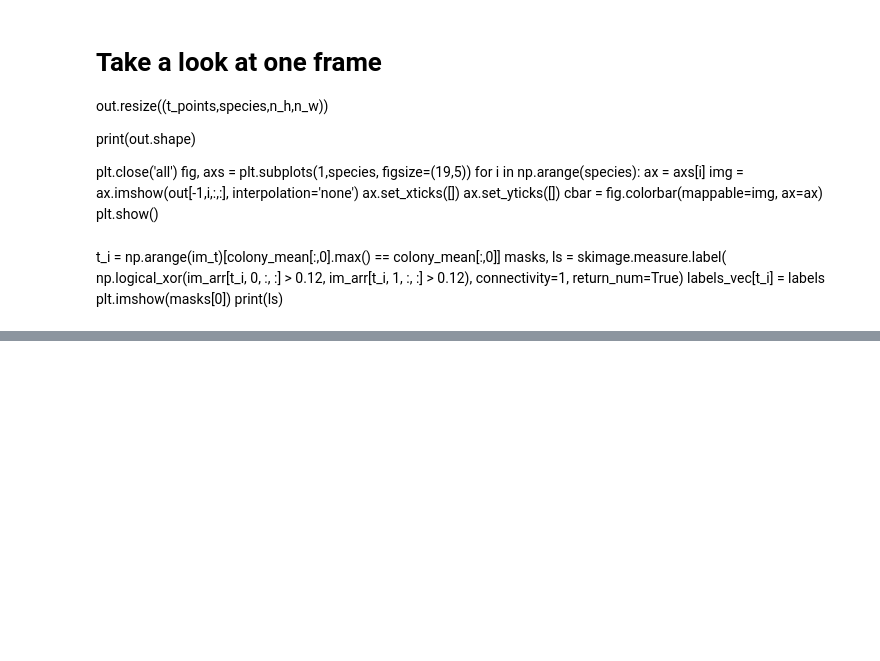
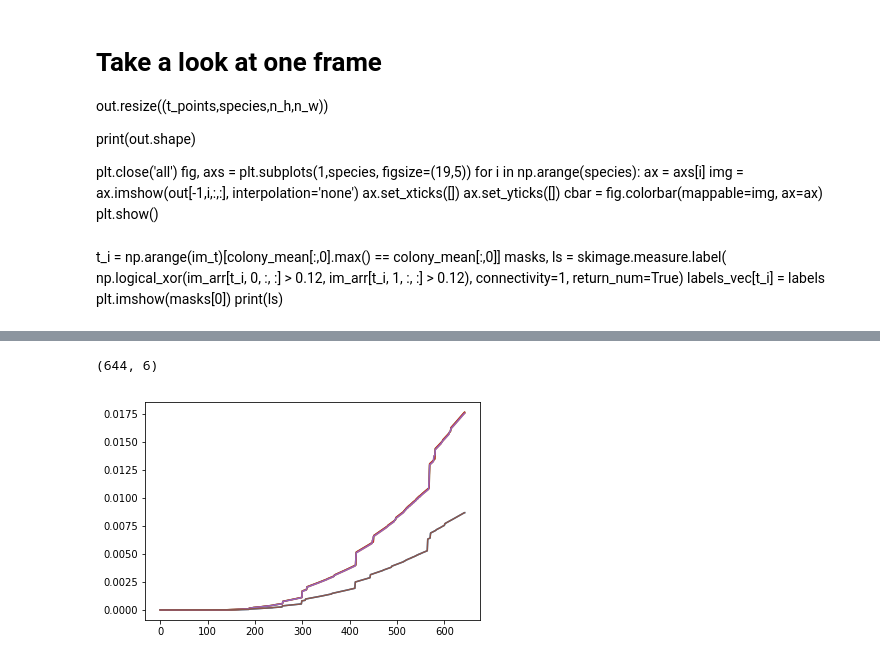
Before and after one commit to boospooky/omnitray-modeling, a Jupyter notebook: omnitray-modeling/simulation_notebook.ipynb, the cells around one changed output, grey strips where cells are left out. Drawn from its saved outputs; the diff is of its cells as text; code cells hidden in the pictures; blank space fills up the shorter version.

```diff
--- a/omnitray-modeling/simulation_notebook.ipynb
+++ b/omnitray-modeling/simulation_notebook.ipynb
@@ -341,12 +352,18 @@ for i in range(3):
     fn_inputs.append(dest_wells[i] + [ahl_centers, p0])
 
 def wrapper(p):
+    initial_array = np.zeros((species, n_h, n_w), dtype=np.float32,order='C')# + 1e-7
+    initial_array[n_i,:,:] = 100*np.ones((n_h, n_w), dtype=np.float32)
     rc_spots, cr_spots, ahl_spots, p0 = p
-    burn_in = sim_omnitray(rc_spots, cr_spots, [], p0, tmax=18*60, A=A.copy())
+    initial_array = prep_initial_condition(rc_spots, cr_spots, [], p0, A=initial_array)
+    burn_in = sim_omnitray(p0, tmax=18*60, initial_array=initial_array.copy())
     overnight_t = burn_in.t
     overnight_y = burn_in.y.T
     overnight_y.shape = (len(overnight_t), species, n_h, n_w)
-    out = sim_omnitray([], [], ahl_spots, p0, A=overnight_y[-1,:,:,:], tmax=4*24*60)
+    second_array = overnight_y[-1,:,:,:].copy()
+    for spot in ahl_spots:
+        second_array[cin_i,spot[0],spot[1]] += 2.5e3
+    out = sim_omnitray(p0, initial_array=second_array, tmax=4*24*60)
     exp_t = out.t
     exp_y = out.y.T
     exp_y.shape = (len(exp_t), species, n_h, n_w)
@@ -471,34 +497,41 @@ plt.legend()
 # %%
+n_colonies = 6
 def get_traces(out):
     t, s, h, w = out.shape
-    colony_mean = np.zeros((t, s))
+    colony_mean = np.zeros((t, n_colonies))
     for t_i in np.arange(t):
         masks, n_l = skimage.measure.label(
-            np.logical_xor(out[t_i, 0, :, :] > 0.05,
-                           out[t_i, 1, :, :] > 0.05),
+            np.logical_xor(out[t_i, 0, :, :] > 0.15,
+                           out[t_i, 1, :, :] > 0.15),
             connectivity=1,
             return_num=True)
-        for l in range(0,s,2):
+        for l in range(0,n_colonies,2):
             colony_mean[t_i, l] = np.mean((masks==(l+1))*(out[t_i, cini_i,:,:]))
-        for l in range(1,s,2):
+        for l in range(1,n_colonies,2):
             colony_mean[t_i, l] = np.mean((masks==(l+1))*(out[t_i, rhli_i,:,:]))
     return colony_mean
 
 def sim_wrapper(p_in):
+    dx, Dc,  rc,    Kn,  Dn,   kn, Da, xa, xs, hR, kR, hC, kC, pa, leak, od0 = p0
     xa, xs, hR, kR, hC, kC, pa, leak, od = p_in
-    dx, Dc,  rc,    Kn,  Dn,   kn, Da = 2.25/np.power(scale,2),   2e-3, 6e-3,  75,  4e-1,  2, 4e-1
     p_in = dx, Dc,  rc,    Kn,  Dn,   kn, Da, xa, xs, hR, kR, hC, kC, pa, leak, od
     return wrapper((dest_wells[0][0], dest_wells[0][1], ahl_centers, p_in))
 
 def residuals(p_in):
     y, t = sim_wrapper(p_in)
     sim_traces = get_traces(y)
+    sim_traces = sim_traces / sim_traces.max()
     res = 0
     for lab in range(6):
+        sim_y = sim_traces[:,lab] / sim_traces[:,lab].max()
         data_trace = clean_fit_vec[lab](t/60)
         res += np.sum(np.power(sim_traces[:,lab] - data_trace, 2))
     return res
 
-p_0 = xa, xs, hR, kR, hC, kC, pa, leak, od0
-opt_out = opt.minimize(residuals, p_0)
-print(opt_out)
+traces = get_traces(out)
+print(traces.shape)
+for colony in range(n_colonies):
+    plt.plot(traces[:,colony])
+# %% [output]
+(644, 6)
+[figure, added]
```
Also changed, not shown: parts of 12 cells of this notebook.
